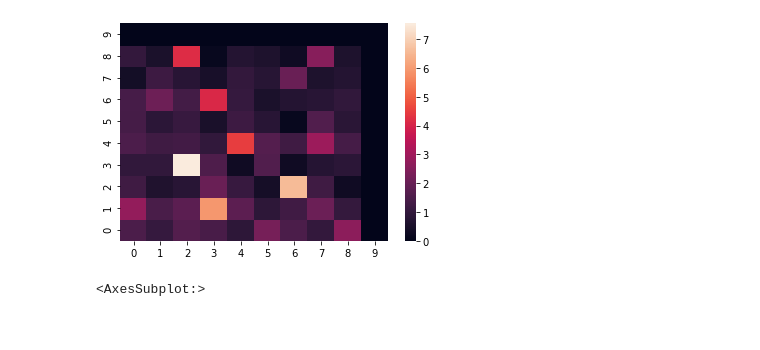
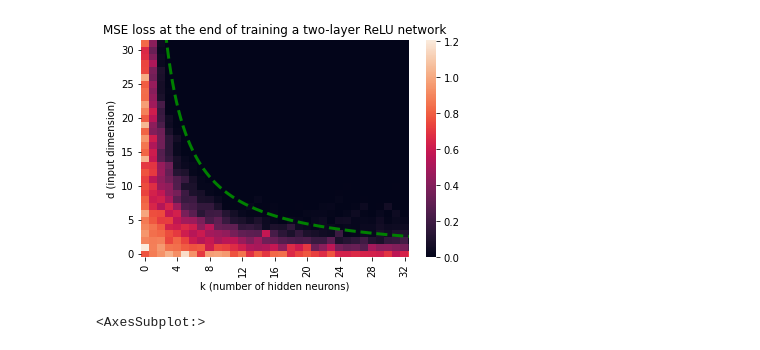
Before and after one commit to keyboardAnt/Decoupling-Gating-From-Linearity, a Jupyter notebook: heatmap.ipynb, the cells around one changed output. Drawn from its saved outputs; the diff is of its cells as text; code cells hidden in the pictures.

```diff
--- a/heatmap.ipynb
+++ b/heatmap.ipynb
@@ -1,16 +1,39 @@
-# %%
-import torch
-import numpy as np
-import seaborn as sns
-
-heatmap_filename = 'results/heatmap_network_type=relu, T=1, m=10, d=9, k=9, d_=1, lr=1.00e-03.npy'
-h = np.load(heatmap_filename)
-# h = h.detach().numpy()
-# h = np.flip(h, 0)
-ax = sns.heatmap(h)
-ax.invert_yaxis()
-# %% [output]
-[figure, removed]
+# %%
+import torch
+import numpy as np
+import seaborn as sns
+import matplotlib.pyplot as plt
+
+def get_heatmap(heatmap_filename, xlim=33, ylim=32, title='MSE loss at the end of training a two-layer ReLU network'):
+    h = np.load(heatmap_filename)
+    ax = sns.heatmap(h)
+    ax.set_xlim(right=xlim)
+    ax.set_ylim(bottom=ylim)
+    ax.invert_yaxis()
+    ax.set(xlabel='k (number of hidden neurons)', ylabel='d (input dimension)', title=title)
+    t = np.arange(0, 100, .01)
+    ax.plot(t, 100 / t, 'g', linestyle='dashed', linewidth=3)
+    fig = ax.get_figure()
+    return fig
+
+
+heatmap_filename = 'results/heatmap_network_type=relu, T=1, m=100, d=99, k=99, d_=1, lr=1.00e-03.npy'
+# h = np.load(heatmap_filename)
+# # h = h.detach().numpy()
+# # h = np.flip(h, 0)
+# ax = sns.heatmap(h)
+# xlim = 33
+# ax.set_xlim(right=xlim)
+# ax.set_ylim(bottom=32)
+# ax.invert_yaxis()
+# ax.set(xlabel='k (number of hidden neurons)', ylabel='d (input dimension)', title='MSE loss at the end of training a two-layer ReLU network')
+# t = np.arange(0, 100, .01)
+# ax.plot(t, 100 / t, 'g', linestyle='dashed', linewidth=3)
+# fig = ax.get_figure()
+fig = get_heatmap(heatmap_filename)
+# fig.savefig("heatmap_zoom_in.png")
+# %% [output]
+[figure, added]
 # %%
 sns.heatmap(np.flip(h, 0))
 # %% [output]
```
Also changed, not shown: parts of 6 cells of this notebook, 7 other files.
